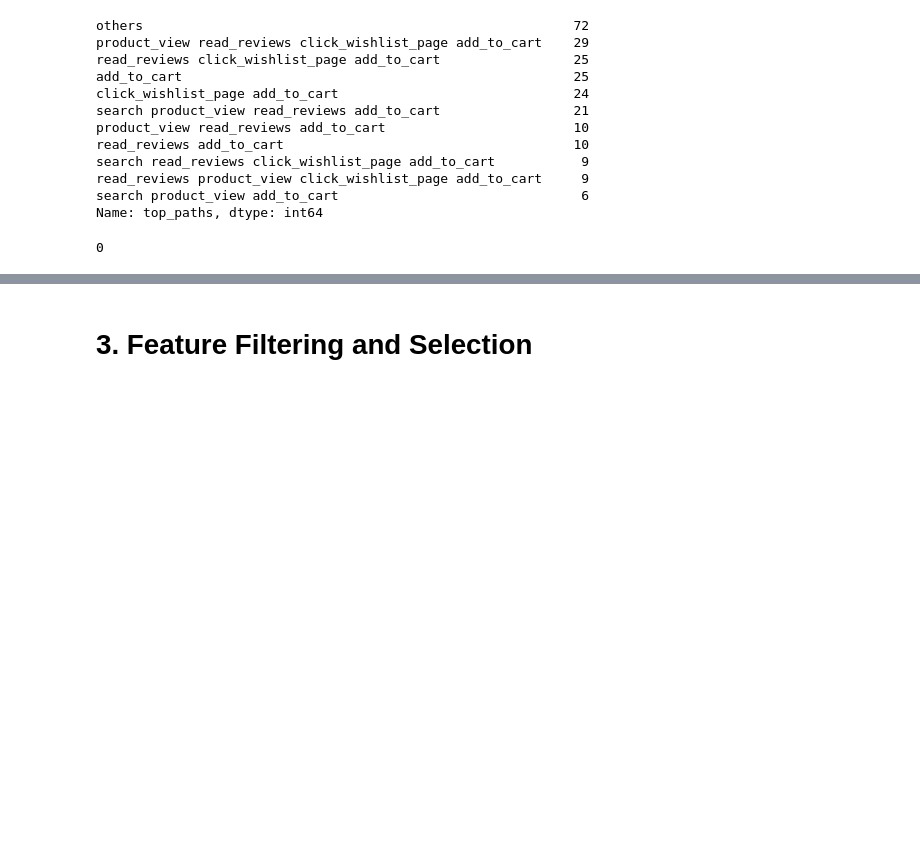
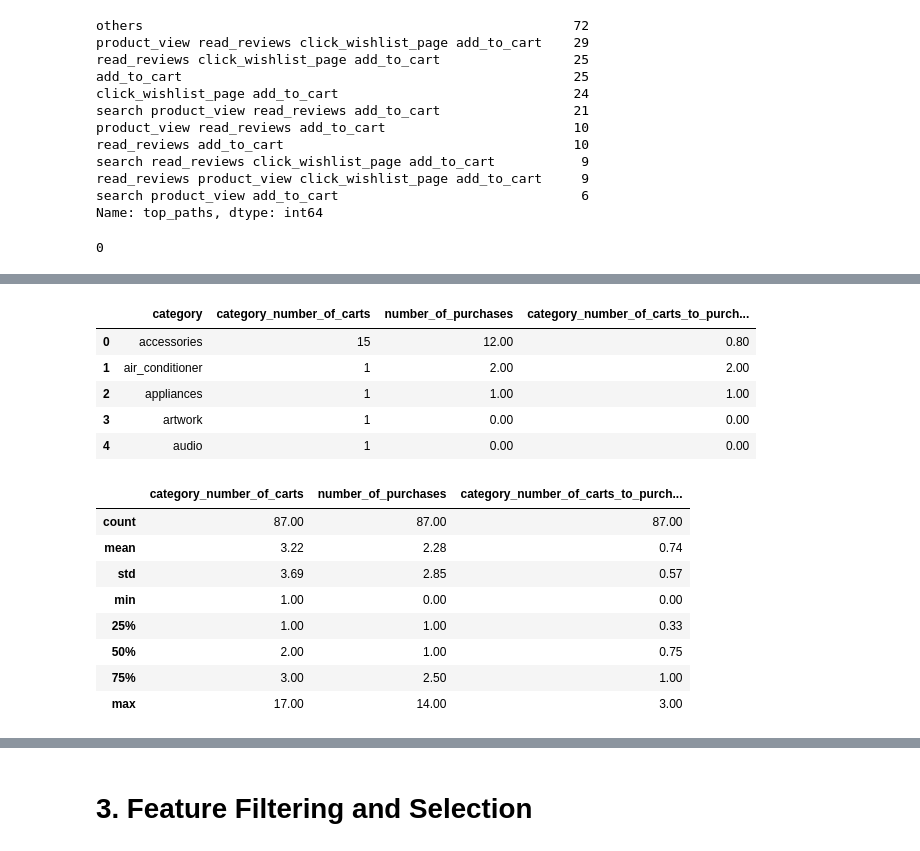
Before and after one commit to lucasquemelli/customer_propensity_purchase, a Jupyter notebook: customer_propensity_purchase.ipynb, the cells around one changed output, grey strips where cells are left out. Cells and saved outputs as stored; diff of their text form; code cells hidden in the pictures; blank space fills up the shorter version.

```diff
--- a/customer_propensity_purchase.ipynb
+++ b/customer_propensity_purchase.ipynb
@@ -701,7 +700,7 @@ gc.collect()
 # Adding average time between purchase
 df2 = pd.merge(df2, temp_user_purchase_date[['user_id','avg_days_between_purchase']],
                    on='user_id', how='left')
-df2["avg_days_between_purchase"] = df2["avg_days_between_purchase"].fillna(0)
+df2["avg_days_between_purchase"] = df2["avg_days_between_purchase"]
 print(df2.shape)
 df2.head(3)
 # %% [output]
@@ -990,0 +1000,22 @@ df2.head(3)
+# %%
+# Category level - cart_to_purchase_ratio
+temp_cart_purch_ratio_category = purchase_ratios(action_col='add_to_cart',
+                                                 id_col='category', col_name='category_number_of_carts')
+display(temp_cart_purch_ratio_category.head())
+temp_cart_purch_ratio_category.describe()
+# %% [output]
+|  | category | category_number_of_carts | number_of_purchases | category_number_of_carts_to_purch... |
+| 0 | accessories | 15 | 12.00 | 0.80 |
+| 1 | air_conditioner | 1 | 2.00 | 2.00 |
+| 2 | appliances | 1 | 1.00 | 1.00 |
+| 3 | artwork | 1 | 0.00 | 0.00 |
+| 4 | audio | 1 | 0.00 | 0.00 |
+|  | category_number_of_carts | number_of_purchases | category_number_of_carts_to_purch... |
+| count | 87.00 | 87.00 | 87.00 |
+| mean | 3.22 | 2.28 | 0.74 |
+| std | 3.69 | 2.85 | 0.57 |
+| min | 1.00 | 0.00 | 0.00 |
+| 25% | 1.00 | 1.00 | 0.33 |
+| 50% | 2.00 | 1.00 | 0.75 |
+| 75% | 3.00 | 2.50 | 1.00 |
+| max | 17.00 | 14.00 | 3.00 |
```
Also changed, not shown: parts of 32 cells of this notebook.
